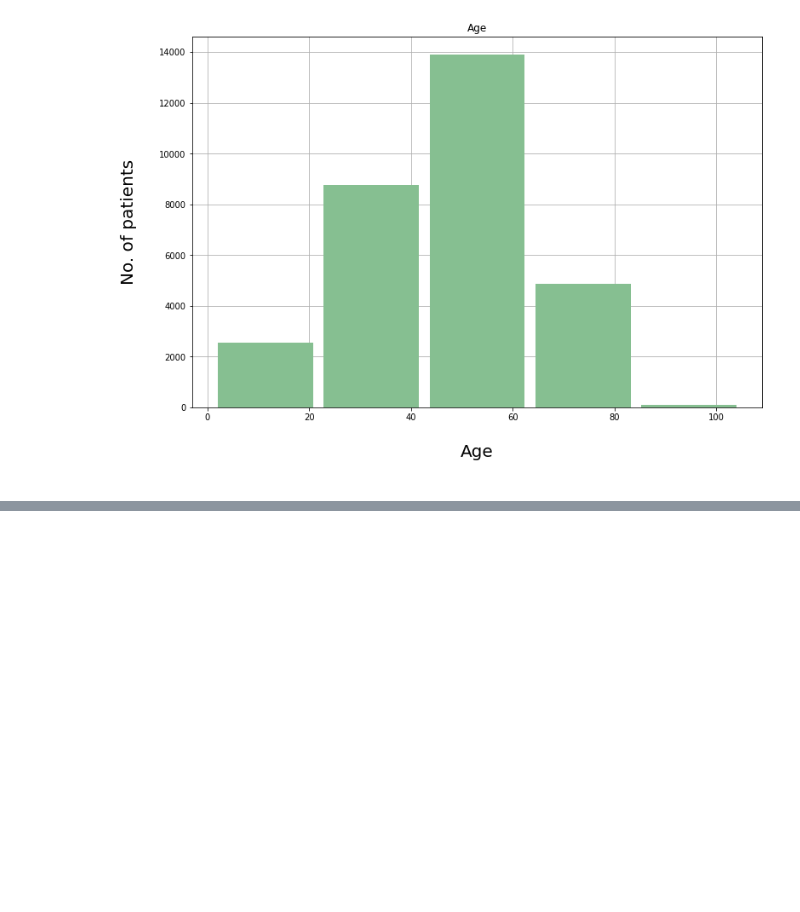
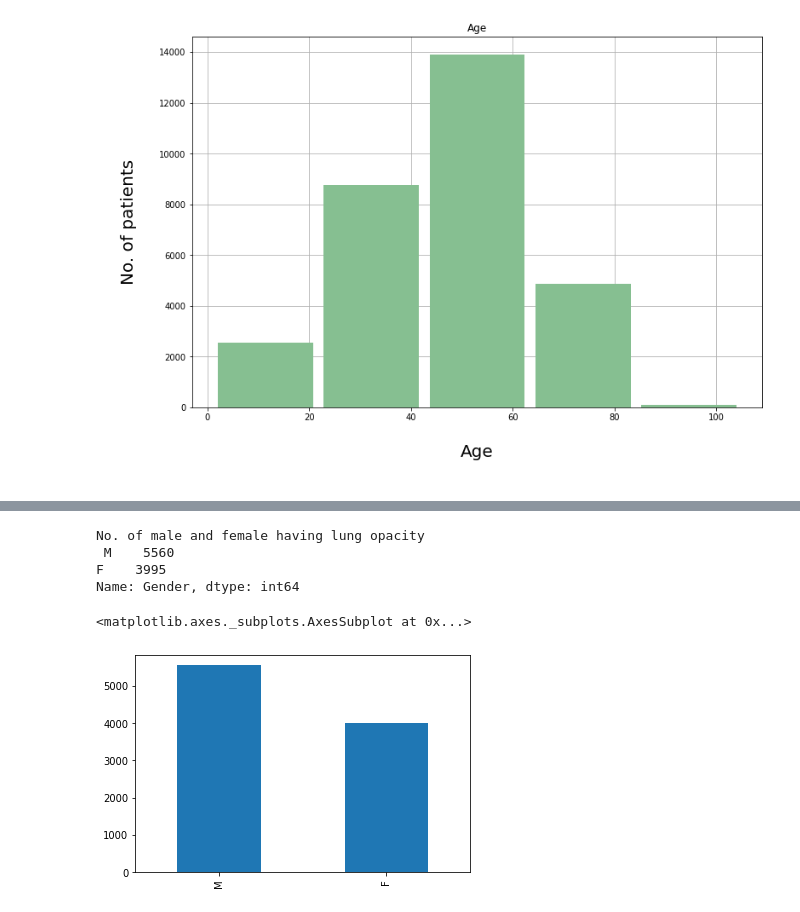
Before and after one commit to PulkitAppz/Capstone_AIML_19B, a Jupyter notebook: CapStone_Submission1.ipynb, the cells around one changed output, grey strips where cells are left out. Drawn from its saved outputs; the diff is of its cells as text; code cells hidden in the pictures; blank space fills up the shorter version.

```diff
--- a/CapStone_Submission1.ipynb
+++ b/CapStone_Submission1.ipynb
@@ -406,0 +433,10 @@ Name: Age, dtype: int64
+# %%
+print('No. of male and female having lung opacity\n',data_df.loc[(data_df['Target'] == 1), 'Gender'].value_counts())
+data_df.loc[(data_df['Target'] == 1), 'Gender'].value_counts().plot(kind='bar')
+# %% [output]
+No. of male and female having lung opacity
+ M    5560
+F    3995
+Name: Gender, dtype: int64
+<matplotlib.axes._subplots.AxesSubplot at 0x...>
+[figure, added]
```
Also changed, not shown: parts of 25 cells of this notebook.
